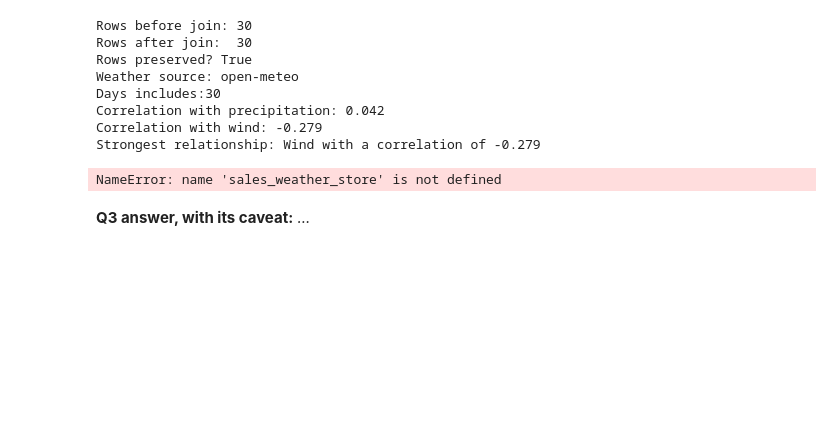
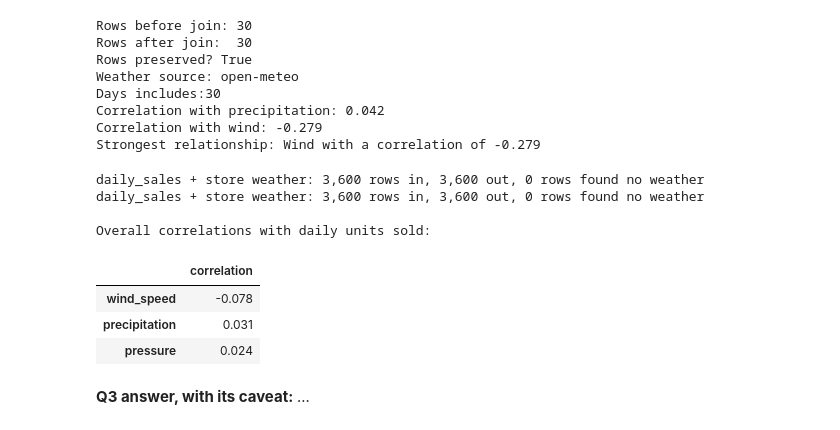
Before and after one commit to amulyasundaresan/Midterm-1, a Jupyter notebook: Notebooks/2026_10_30_—_Midterm_Progress_—_Lab_(1).ipynb, the cells around one changed output. Drawn from its saved outputs; the diff is of its cells as text; code cells hidden in the pictures; blank space fills up the shorter version.

Commit message:
fixed sales_weather_store

```diff
--- a/Notebooks/2026_10_30_—_Midterm_Progress_—_Lab_(1).ipynb
+++ b/Notebooks/2026_10_30_—_Midterm_Progress_—_Lab_(1).ipynb
@@ -1104,25 +1104,66 @@ Correlation with wind: -0.279
 Strongest relationship: Wind with a correlation of -0.279
 # %%
 # weather correlations with daily sales
+
+oweather_daily_per_store = (
+    weather_hourly.groupby(['store_id', 'date'])
+    .agg(
+        precipitation=('precipitation', 'sum'),
+        wind_speed=('wind_speed_10m', 'max'),
+        pressure=('pressure_msl', 'mean')
+    )
+    .reset_index()
+)
+
+weather_daily_per_store = (
+    weather_hourly.groupby(['store_id', 'date'])
+    .agg(
+        precipitation=('precipitation', 'sum'),
+        wind_speed=('wind_speed_10m', 'max'),
+        pressure=('pressure_msl', 'mean')
+    )
+    .reset_index()
+)
+
+sales_weather_store = checked_merge(
+    daily_sales,
+    weather_daily_per_store,
+    on=['store_id', 'date'],
+    name='daily_sales + store weather'
+)
+sales_weather_store = checked_merge(
+    daily_sales,
+    weather_daily_per_store,
+    on=['store_id', 'date'],
+    name='daily_sales + store weather'
+)
+
 weather_variables = [
     'precipitation',
     'wind_speed',
     'pressure'
 ]
 
 overall_correlations = (
     sales_weather_store[
         ['total_units'] + weather_variables
     ]
     .corr(numeric_only=True)['total_units']
     .drop('total_units')
     .sort_values(key=abs, ascending=False)
 )
 
 print('\nOverall correlations with daily units sold:')
 display(overall_correlations.to_frame('correlation').round(3))
 # %% [output]
-NameError: name 'sales_weather_store' is not defined
+daily_sales + store weather: 3,600 rows in, 3,600 out, 0 rows found no weather
+daily_sales + store weather: 3,600 rows in, 3,600 out, 0 rows found no weather
+
+Overall correlations with daily units sold:
+|  | correlation |
+| wind_speed | -0.078 |
+| precipitation | 0.031 |
+| pressure | 0.024 |
 # %%
 # Category-level weather correlations
 category_correlations = []
```
Also changed, not shown: parts of 1 cell of this notebook.
